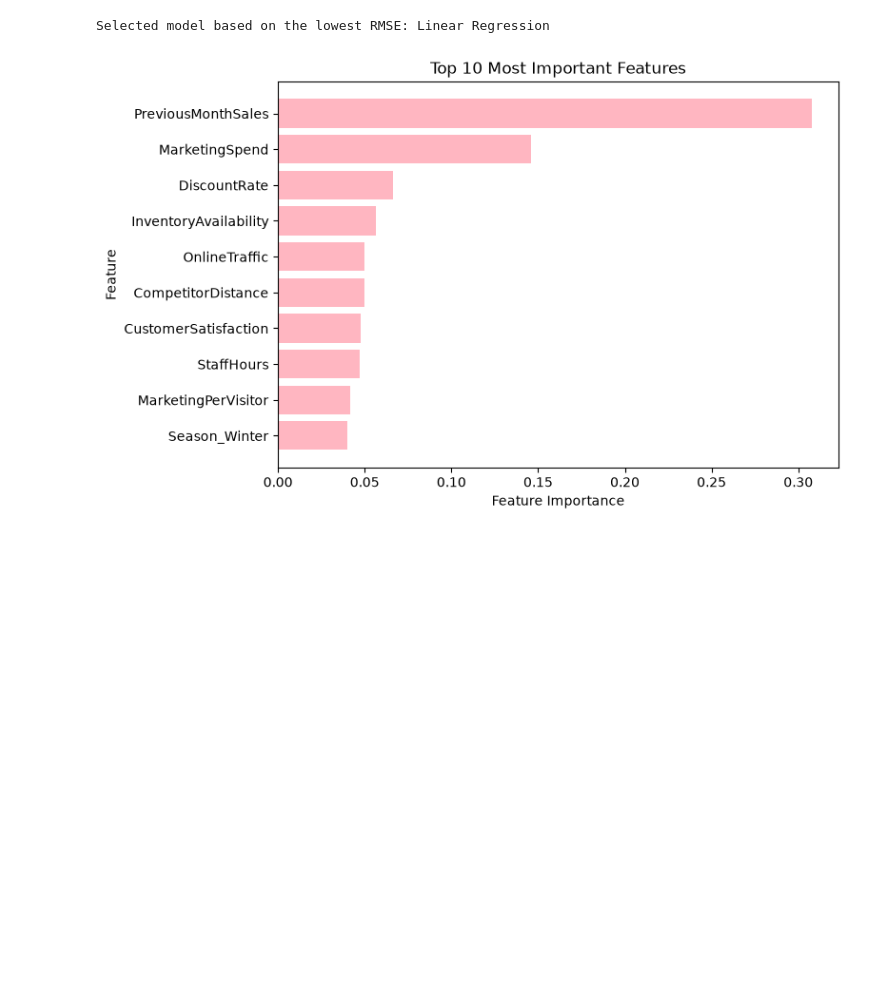
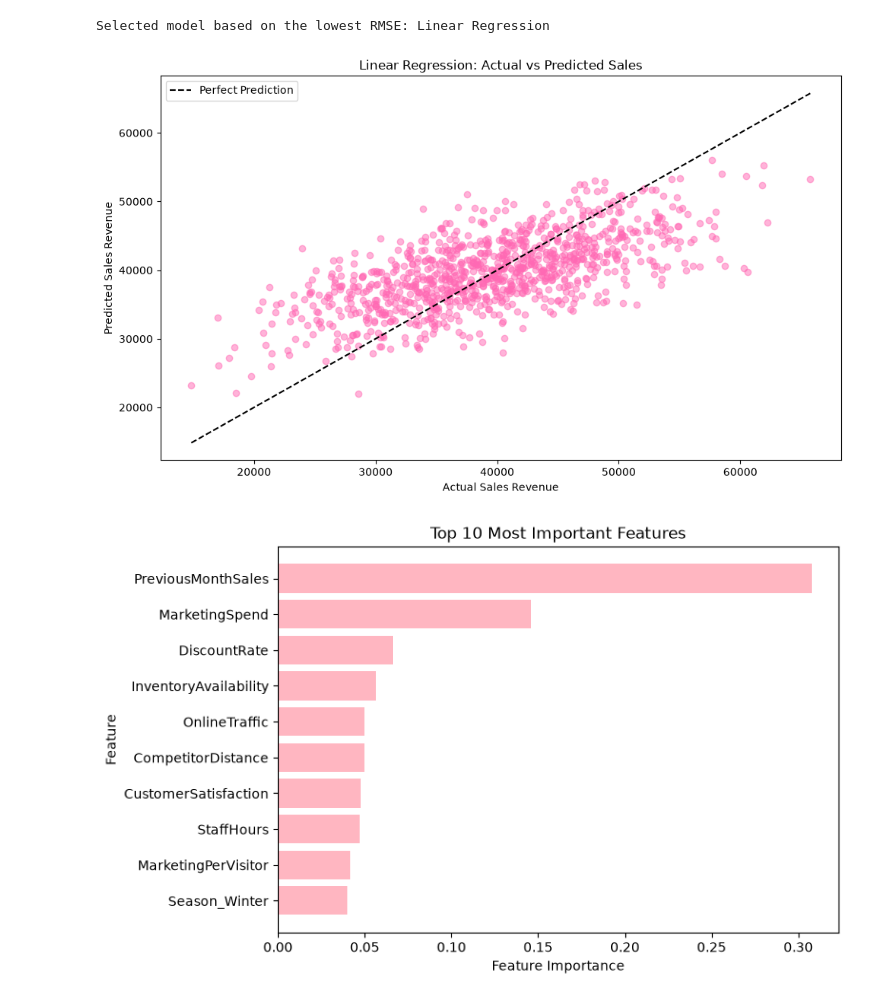
Before and after one commit to n00230352/DataAnalyticsForBusiness, a Jupyter notebook: Task1.ipynb, the cells around one changed output. Cells and saved outputs as stored; diff of their text form; code cells hidden in the pictures; blank space fills up the shorter version.

```diff
--- a/Task1.ipynb
+++ b/Task1.ipynb
@@ -716,6 +743,34 @@ print(f"Selected model based on the lowest RMSE: {best_model}")
 | 0 | Linear Regression | 5006.95 | 6261.48 | 0.42 |
 | 1 | Random Forest | 5193.65 | 6463.18 | 0.39 |
 Selected model based on the lowest RMSE: Linear Regression
+# %%
+
+# Compare actual and predicted sales using Linear Regression
+
+plt.figure(figsize=(10, 6))
+
+plt.scatter(y_test, y_pred, color="hotpink", alpha=0.5)
+
+# Perfect prediction reference line
+min_value = min(y_test.min(), y_pred.min())
+max_value = max(y_test.max(), y_pred.max())
+
+plt.plot(
+    [min_value, max_value],
+    [min_value, max_value],
+    color="black",
+    linestyle="--",
+    label="Perfect Prediction"
+)
+
+plt.title("Linear Regression: Actual vs Predicted Sales")
+plt.xlabel("Actual Sales Revenue")
+plt.ylabel("Predicted Sales Revenue")
+plt.legend()
+plt.tight_layout()
+plt.show()
+# %% [output]
+[figure, added]
 # %%
 # Display the features with the greatest influence in the Random Forest
 
```
Also changed, not shown: parts of 2 cells of this notebook.
